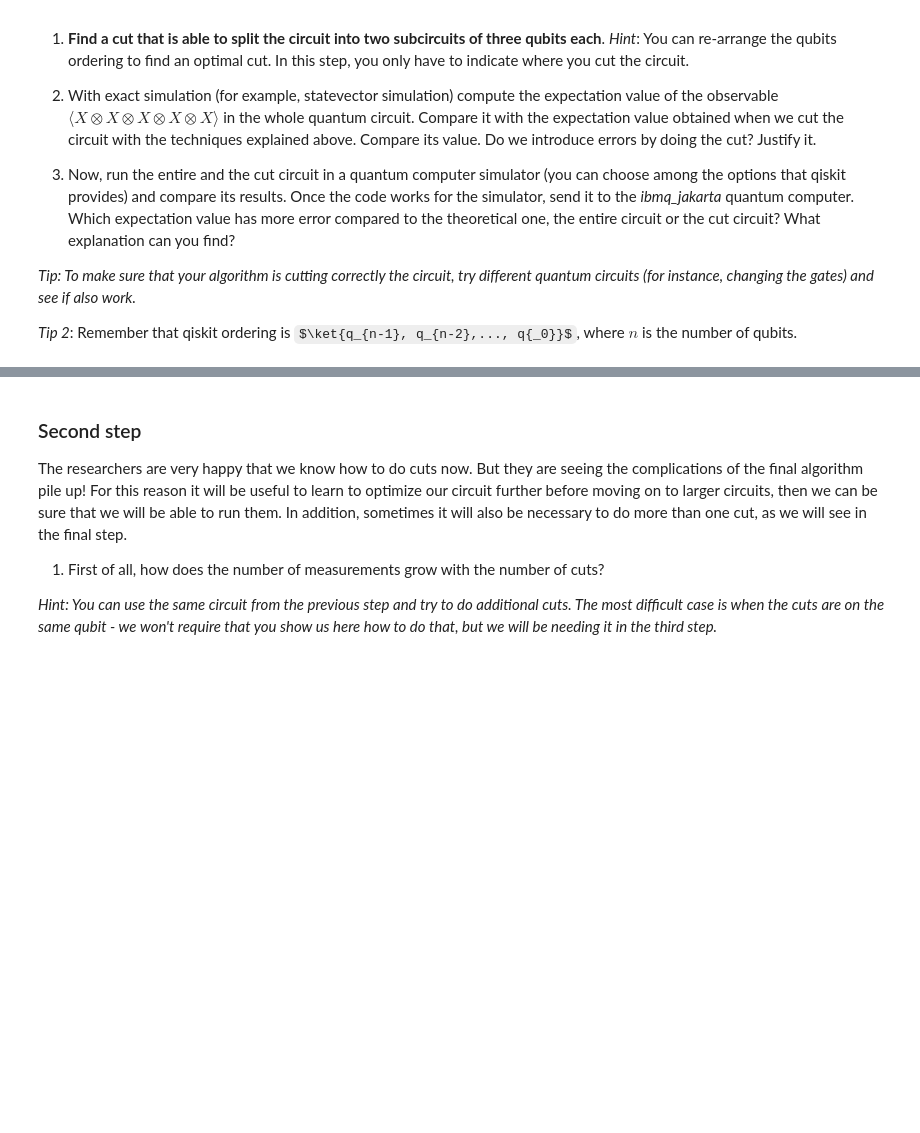
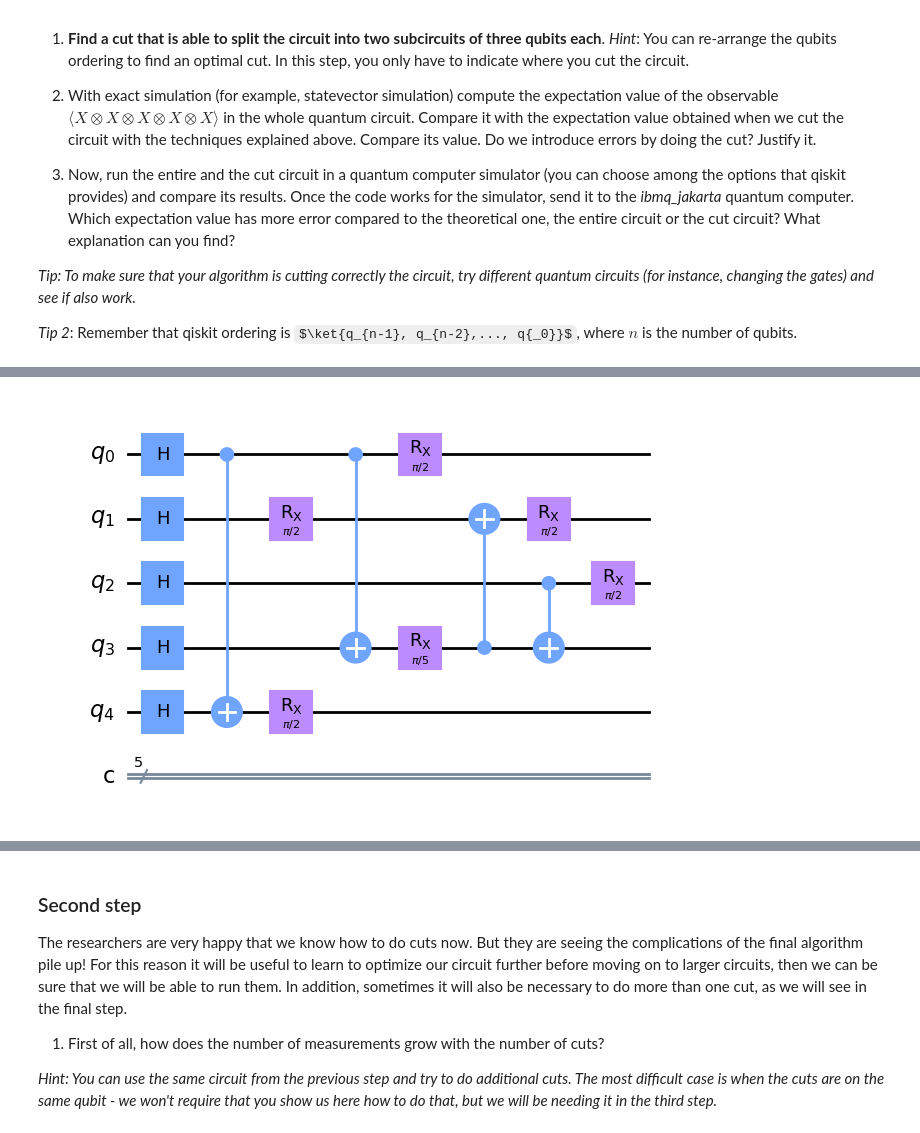
Before and after one commit to QuantumBarcelona/Qiskit-Hackathon-BCN, a Jupyter notebook: Response.ipynb, the cells around one changed output, grey strips where cells are left out. Drawn from its saved outputs; the diff is of its cells as text; code cells hidden in the pictures; some formulas as TeX source; blank space fills up the shorter version.

```diff
--- a/Response.ipynb
+++ b/Response.ipynb
@@ -142,0 +139,22 @@ ModuleNotFoundError: No module named 'qiskit'
+# %%
+'''
+We can recreate the full circuit using qiskit
+'''
+def get_refCirc():
+    circ = QuantumCircuit(5, 5)
+    circ.h(range(5))
+    circ.cx(0, 4)
+    circ.rx(np.pi / 2, 4)
+    circ.cx(0, 3)
+    circ.rx(np.pi / 2, 0)
+    circ.rx(np.pi / 2, 1)
+    circ.rx(np.pi / 5, 3)
+    circ.cx(3, 1)
+    circ.rx(np.pi / 2, 1)
+    circ.cx(2, 3)
+    circ.rx(np.pi / 2, 2)
+    return circ
+
+get_refCirc().draw(output="mpl")
+# %% [output]
+[figure, added]
```
Also changed, not shown: parts of 4 cells of this notebook.
